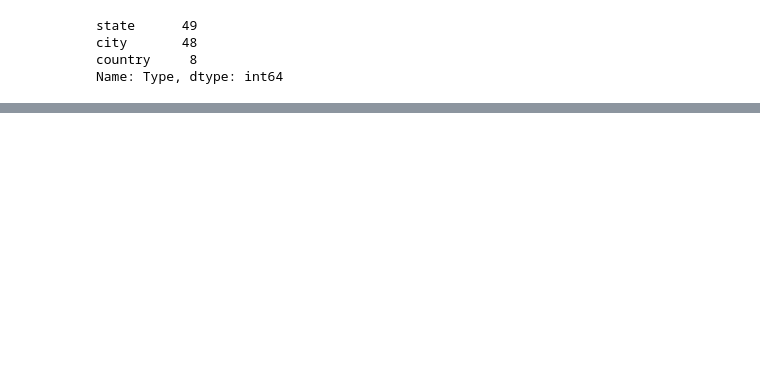
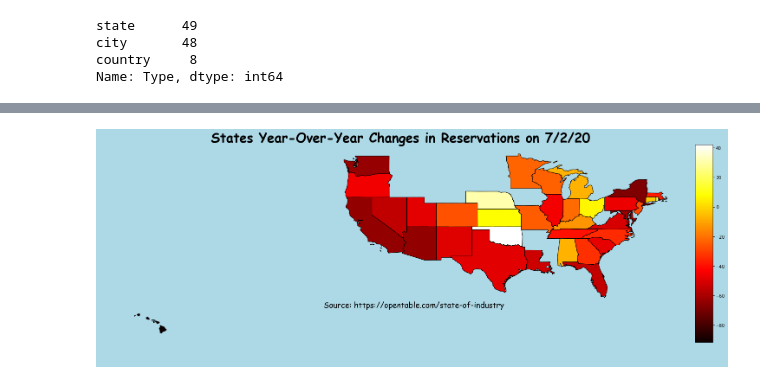
Before and after one commit to pizacd/OpenTable_reservationdata, a Jupyter notebook: OpenTable.ipynb, the cells around one changed output, grey strips where cells are left out. Cells and saved outputs as stored; diff of their text form; code cells hidden in the pictures; blank space fills up the shorter version.

```diff
--- a/OpenTable.ipynb
+++ b/OpenTable.ipynb
@@ -137,0 +138,18 @@ resv_plot('city','San Francisco')
+# %%
+import geopandas as gpd
+from shapely.geometry import Point, Polygon
+from mpl_toolkits.axes_grid1 import make_axes_locatable
+united_states = gpd.read_file('/Users/pizac/Downloads/states_21basic/states.shp')
+# %%
+map_plot = united_states.merge(states.loc[:,['Name',states.columns[-1]]],left_on = 'STATE_NAME', right_on = 'Name')
+# %%
+fig, ax = plt.subplots(1,figsize = (25,15),facecolor = 'lightblue')
+ax.set_axis_off()
+ax.set_title('States Year-Over-Year Changes in Reservations on {}/20'.format(map_plot.columns[-1]),fontsize = 30,fontweight = 'bold',fontname = 'Comic Sans MS')
+ax.annotate('Source: https://opentable.com/state-of-industry',xy = (0.36,0.25),xycoords='figure fraction', fontname = 'Comic Sans MS', fontsize=18)
+divider = make_axes_locatable(ax)
+cax = divider.append_axes('right',size = '3%',pad = .05)
+map_plot.dropna().plot(column=map_plot.columns[-1],ax = ax,cax = cax, cmap = 'hot',edgecolor = 'k',
+                                  k=4, legend =  True);
+# %% [output]
+[figure, added]
```
Also changed, not shown: parts of 9 cells of this notebook, 1 other file.
